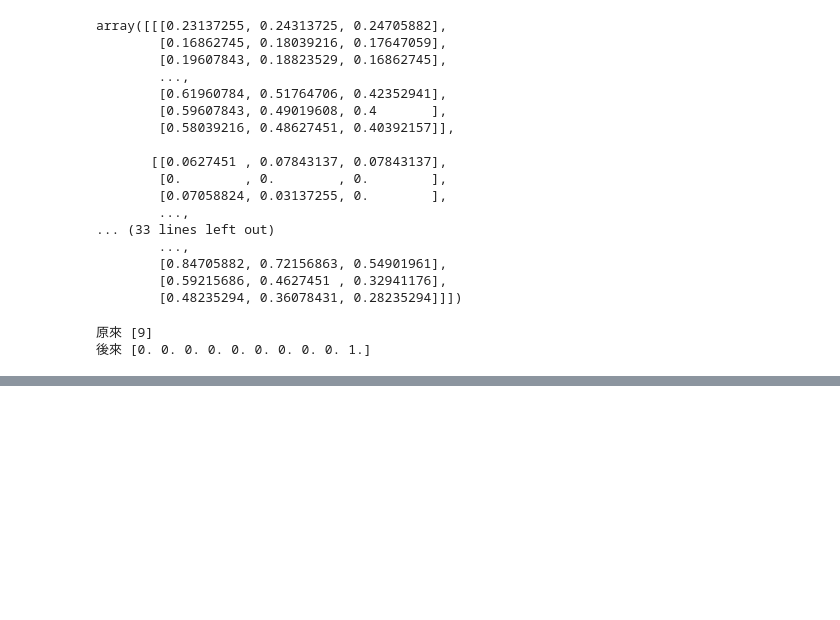
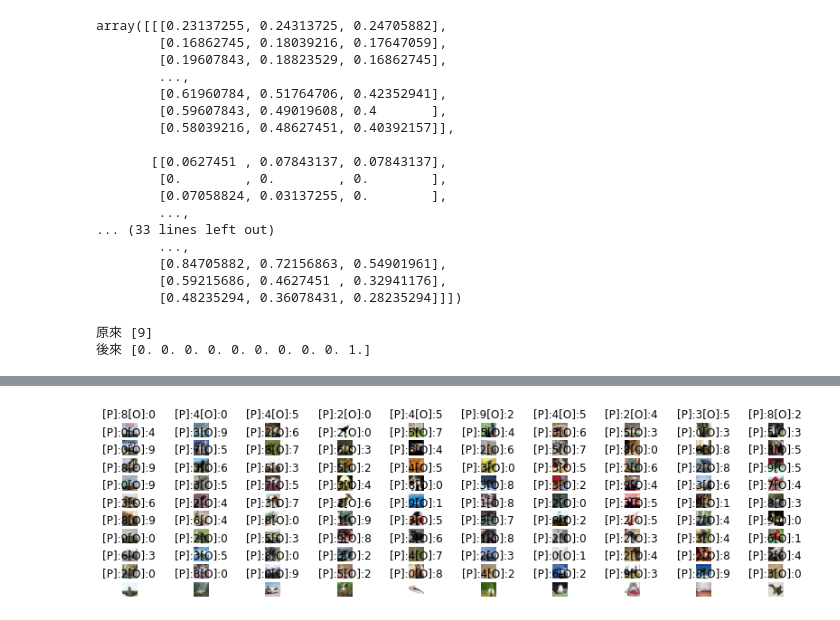
Before and after one commit to wangpouwei/Paul, a Jupyter notebook: simpleCNN.ipynb, the cells around one changed output, grey strips where cells are left out. Cells and saved outputs as stored; diff of their text form; code cells hidden in the pictures; blank space fills up the shorter version.

```diff
--- a/simpleCNN.ipynb
+++ b/simpleCNN.ipynb
@@ -131,0 +149,12 @@ KeyboardInterrupt: ignored
+# %%
+import pandas as pd
+#predict : 機率  predict_classes : 分類
+import numpy as np
+#tensorflow取消 predict_classes 需用以下取代
+predict_x = cnn.predict(x_test_shape)
+pre = np.argmax(predict_x,axis=1)
+# pre = mlp.predict_classes(x_test_shape)
+from sklearn.metrics import confusion_matrix
+pd.DataFrame(confusion_matrix(y_test, pre))
+# trans = ['airplane', 'automobile', 'bird', 'cat',' deer',
+#          'dog', 'frog', 'horse', 'boat', 'truck']
@@ -131,0 +174,20 @@ KeyboardInterrupt: ignored
+# %%
+import numpy as np
+y_dim = y_test.reshape(10000)
+diff = np.nonzero(pre != y_dim)[0]
+orifalse = y_dim[diff]
+prefalse = pre[diff]
+imgfalse = x_test[diff]
+plt.figure(figsize=(14,900))
+width = 10
+height = int(len(imgfalse/10))+1
+for (i, img) in enumerate(imgfalse[0:100]):
+  plt.subplot(height, width, i+1)
+  plt.axis("off")
+  t = "[P]:"+ str(prefalse[i]) + "[O]:" +str(orifalse[i])
+  plt.title(t)
+  plt.imshow(img)
+# trans = ['airplane', 'automobile', 'bird', 'cat',' deer',
+#          'dog', 'frog', 'horse', 'boat', 'truck']
+# %% [output]
+[figure, added]
```
Also changed, not shown: parts of 6 cells of this notebook.
